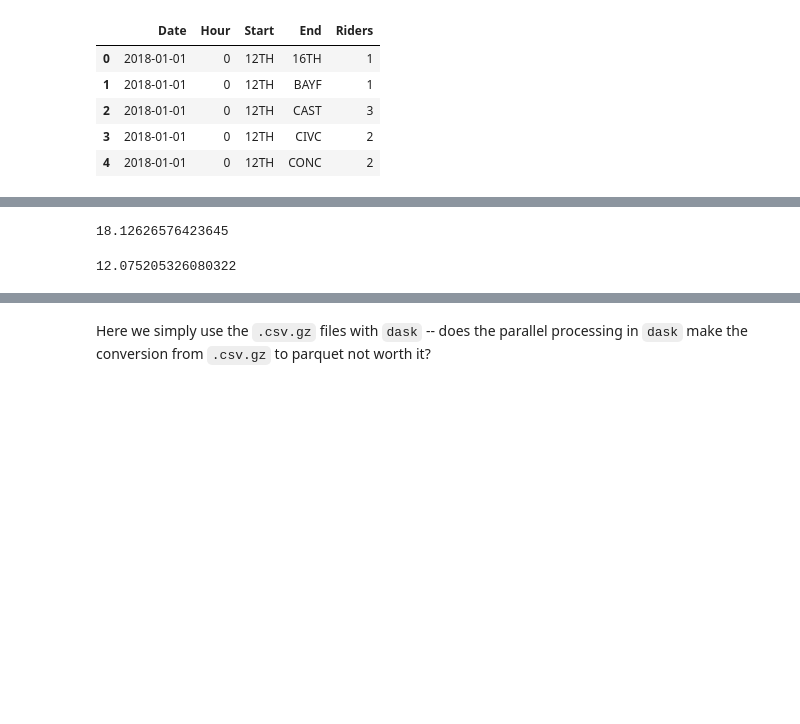
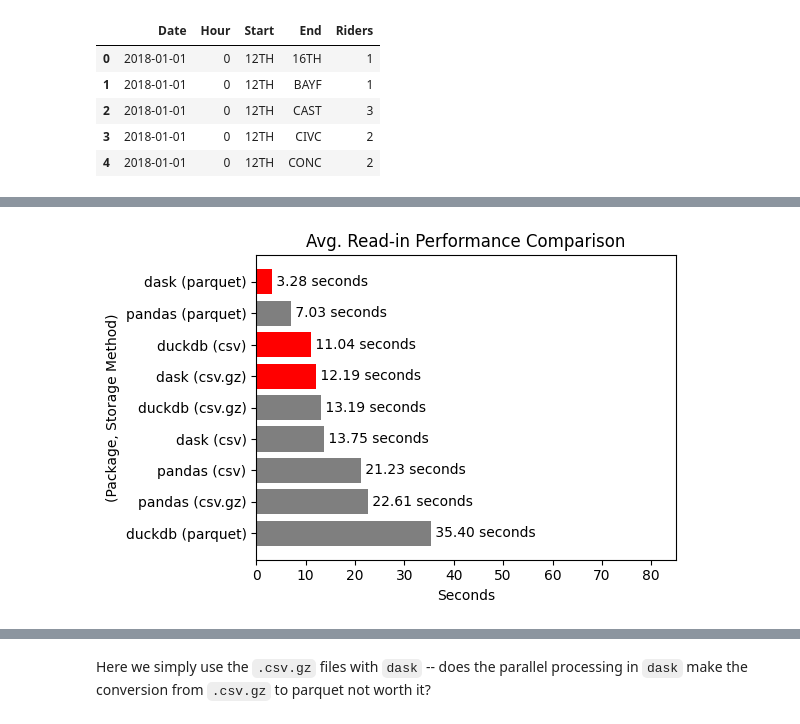
Before and after one commit to peter-amerkhanian/peter-amerkhanian.github.io, a Jupyter notebook: posts/dask-data-io/index.ipynb, the cells around one changed output, grey strips where cells are left out. Cells and saved outputs as stored; diff of their text form; code cells hidden in the pictures; blank space fills up the shorter version.

Commit message:
updated the final benchmarking in dask/duckdb post

```diff
--- a/posts/dask-data-io/index.ipynb
+++ b/posts/dask-data-io/index.ipynb
@@ -739,8 +779,0 @@ if __name__ == "__main__":
-# %%
-duckdb_parquet_end
-# %% [output]
-18.12626576423645
-# %%
-duckdb_csv_end
-# %% [output]
-12.075205326080322
@@ -754,0 +780,25 @@ gc.collect()
+# %%
+fig, ax = plt.subplots(figsize=(6, 4))
+df = (read_pandas_csv('results/*.csv')
+      .query("stage == 'read'")
+      .groupby(['engine', 'filetype'])['seconds']
+      .mean()
+      .reset_index())
+
+fastest = df.loc[df.groupby('filetype')['seconds'].idxmin()]
+df_sorted = df.sort_values(by='seconds', ascending=False)
+colors = ['tab:gray'] * len(df_sorted)
+for i, row in df_sorted.iterrows():
+    if ((fastest['engine'] == row['engine']) &
+        (fastest['filetype'] == row['filetype'])).any():
+        colors[df_sorted.index.get_loc(i)] = 'red'
+
+bars = ax.barh(df_sorted['engine'] + " (" + df_sorted['filetype'] + ")",
+               df_sorted['seconds'], color=colors)
+ax.bar_label(bars, fmt=" %.2f seconds")
+ax.set(xlabel='Seconds', ylabel='(Package, Storage Method)', xlim=(0, 85))
+ax.tick_params(axis='x', rotation=0)
+ax.set_title('Avg. Read-in Performance Comparison')
+fig.tight_layout()
+# %% [output]
+[figure, added]
```
Also changed, not shown: parts of 41 cells of this notebook, 17 other files.
